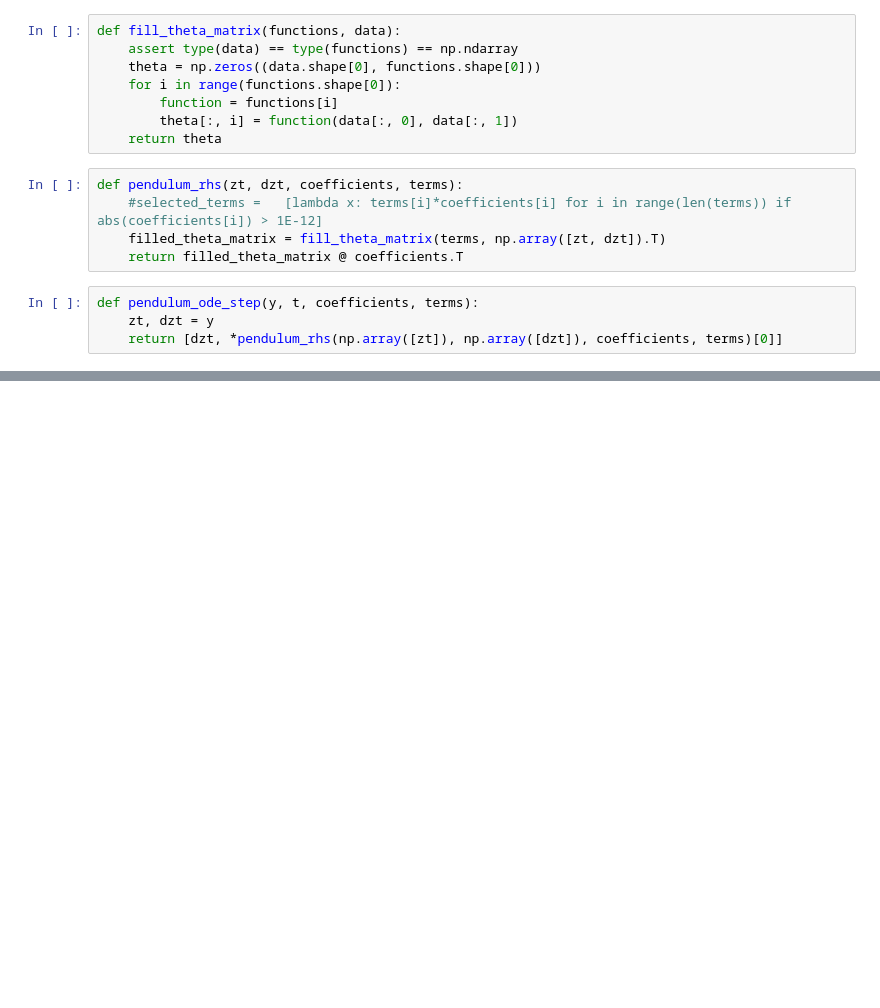
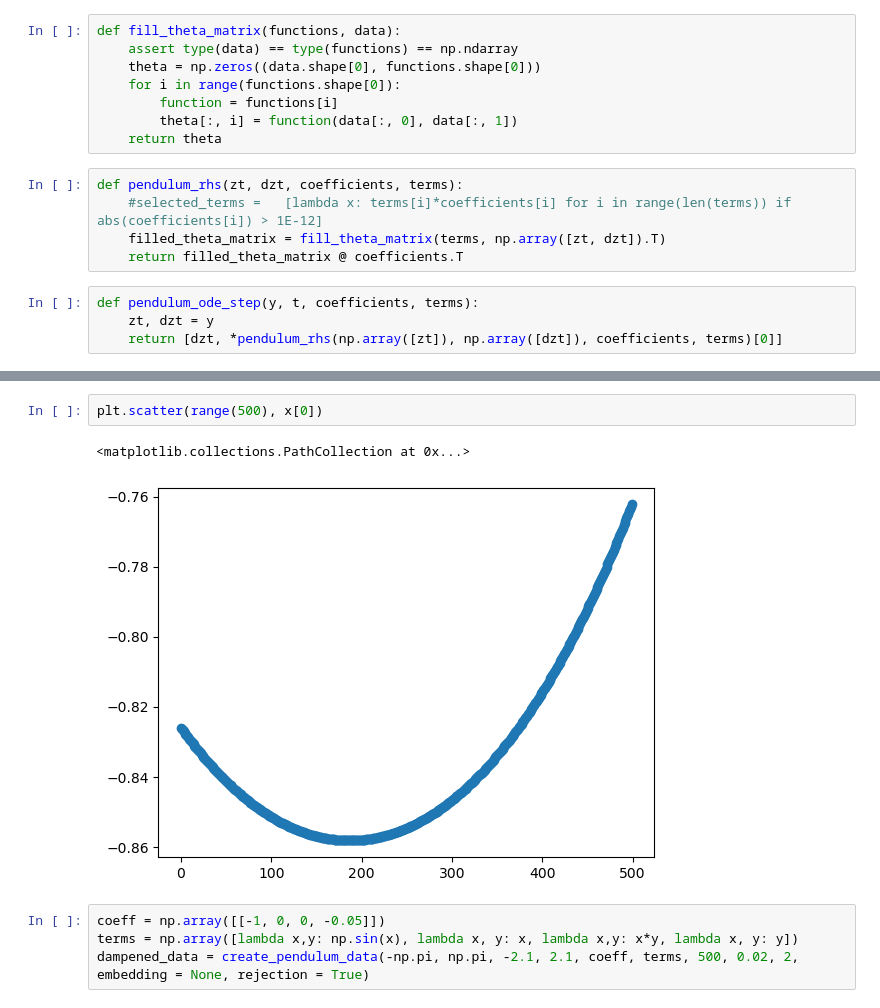
Before and after one commit to AnuR1234/GNN, a Jupyter notebook: Assignment5/Untitled.ipynb, the cells around one changed output, grey strips where cells are left out. Cells and saved outputs as stored; diff of their text form; blank space fills up the shorter version.

```diff
--- a/Assignment5/Untitled.ipynb
+++ b/Assignment5/Untitled.ipynb
@@ -38,0 +124,9 @@ plt.show()
+# %%
+plt.scatter(range(500), x[0])
+# %% [output]
+<matplotlib.collections.PathCollection at 0x...>
+[figure, added]
+# %%
+coeff = np.array([[-1, 0, 0, -0.05]])
+terms = np.array([lambda x,y: np.sin(x), lambda x, y: x, lambda x,y: x*y, lambda x, y: y])
+dampened_data = create_pendulum_data(-np.pi, np.pi, -2.1, 2.1, coeff, terms, 500, 0.02, 2, embedding = None, rejection = True)
```
Also changed, not shown: parts of 15 cells of this notebook.
